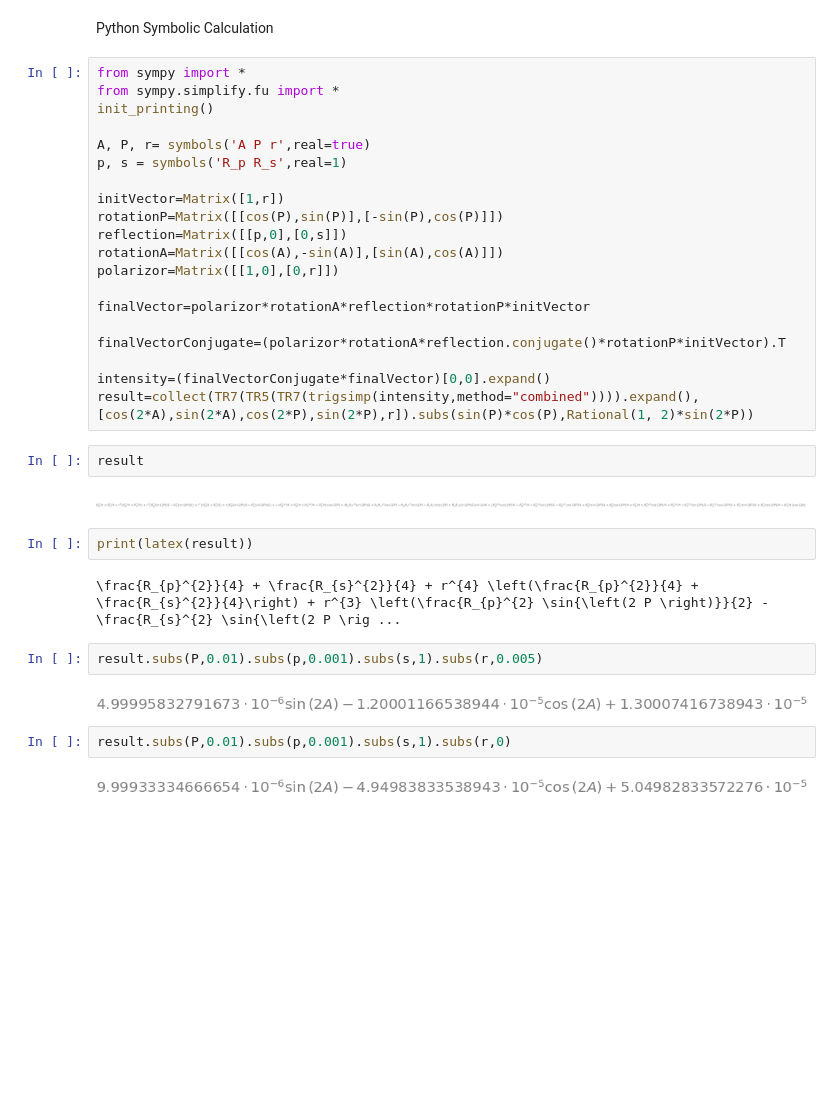
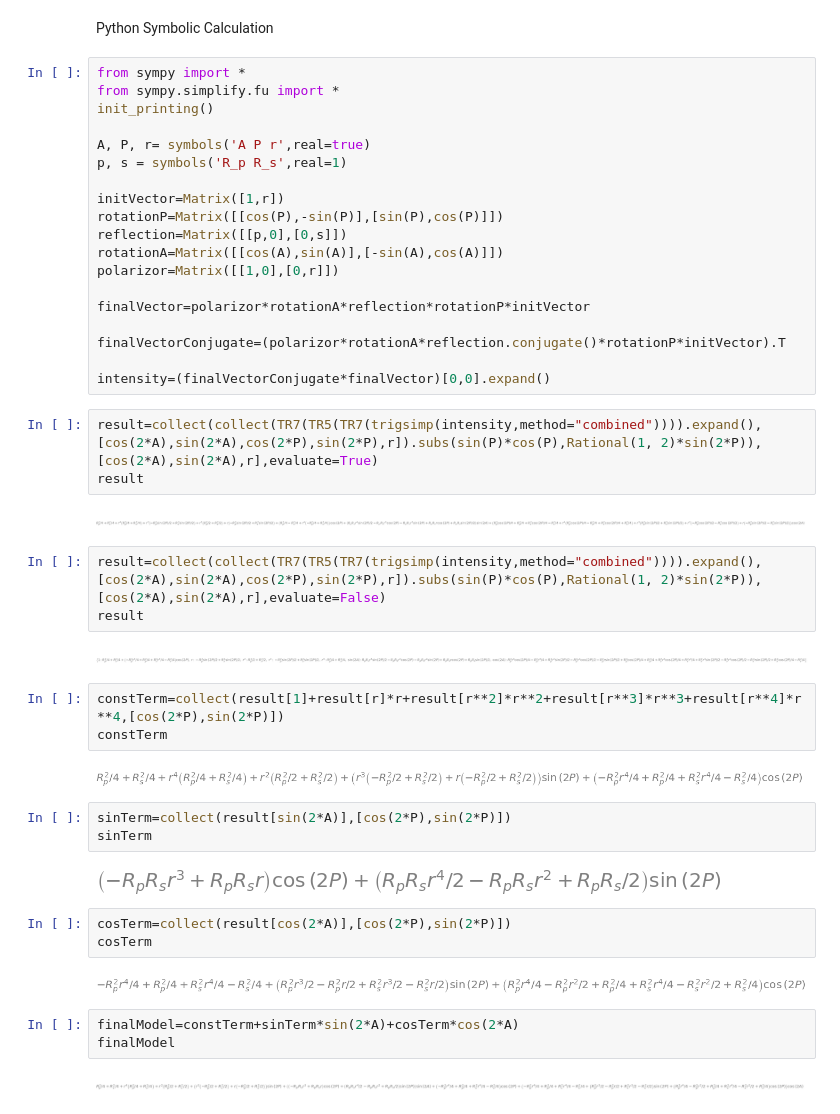
Before and after one commit to cxypnp/refractionIndexJUNO, a Jupyter notebook: model.ipynb, the cells around one changed output. Saved outputs shown, nothing was run; the diff lists cells and outputs as text; blank space fills up the shorter version.

```diff
--- a/model.ipynb
+++ b/model.ipynb
@@ -9,9 +9,9 @@ A, P, r= symbols('A P r',real=true)
 p, s = symbols('R_p R_s',real=1)
 
 initVector=Matrix([1,r])
-rotationP=Matrix([[cos(P),sin(P)],[-sin(P),cos(P)]])
+rotationP=Matrix([[cos(P),-sin(P)],[sin(P),cos(P)]])
 reflection=Matrix([[p,0],[0,s]])
-rotationA=Matrix([[cos(A),-sin(A)],[sin(A),cos(A)]])
+rotationA=Matrix([[cos(A),sin(A)],[-sin(A),cos(A)]])
 polarizor=Matrix([[1,0],[0,r]])
 
 finalVector=polarizor*rotationA*reflection*rotationP*initVector
@@ -19,20 +19,33 @@ finalVector=polarizor*rotationA*reflection*rotationP*initVector
 finalVectorConjugate=(polarizor*rotationA*reflection.conjugate()*rotationP*initVector).T
 
 intensity=(finalVectorConjugate*finalVector)[0,0].expand()
-result=collect(TR7(TR5(TR7(trigsimp(intensity,method="combined")))).expand(),[cos(2*A),sin(2*A),cos(2*P),sin(2*P),r]).subs(sin(P)*cos(P),Rational(1, 2)*sin(2*P))
-# %%
-result
-# %% [output]
-[figure, removed]
-# %%
-print(latex(result))
-# %% [output]
-\frac{R_{p}^{2}}{4} + \frac{R_{s}^{2}}{4} + r^{4} \left(\frac{R_{p}^{2}}{4} + \frac{R_{s}^{2}}{4}\right) + r^{3} \left(\frac{R_{p}^{2} \sin{\left(2 P \right)}}{2} - \frac{R_{s}^{2} \sin{\left(2 P \rig ...
-# %%
-result.subs(P,0.01).subs(p,0.001).subs(s,1).subs(r,0.005)
-# %% [output]
-[figure, removed]
-# %%
-result.subs(P,0.01).subs(p,0.001).subs(s,1).subs(r,0)
-# %% [output]
-[figure, removed]
+# %%
+result=collect(collect(TR7(TR5(TR7(trigsimp(intensity,method="combined")))).expand(),[cos(2*A),sin(2*A),cos(2*P),sin(2*P),r]).subs(sin(P)*cos(P),Rational(1, 2)*sin(2*P)),[cos(2*A),sin(2*A),r],evaluate=True)
+result
+# %% [output]
+[figure, added]
+# %%
+result=collect(collect(TR7(TR5(TR7(trigsimp(intensity,method="combined")))).expand(),[cos(2*A),sin(2*A),cos(2*P),sin(2*P),r]).subs(sin(P)*cos(P),Rational(1, 2)*sin(2*P)),[cos(2*A),sin(2*A),r],evaluate=False)
+result
+# %% [output]
+[figure, added]
+# %%
+constTerm=collect(result[1]+result[r]*r+result[r**2]*r**2+result[r**3]*r**3+result[r**4]*r**4,[cos(2*P),sin(2*P)])
+constTerm
+# %% [output]
+[figure, added]
+# %%
+sinTerm=collect(result[sin(2*A)],[cos(2*P),sin(2*P)])
+sinTerm
+# %% [output]
+[figure, added]
+# %%
+cosTerm=collect(result[cos(2*A)],[cos(2*P),sin(2*P)])
+cosTerm
+# %% [output]
+[figure, added]
+# %%
+finalModel=constTerm+sinTerm*sin(2*A)+cosTerm*cos(2*A)
+finalModel
+# %% [output]
+[figure, added]
```
Also changed, not shown: parts of 2 cells of this notebook.
